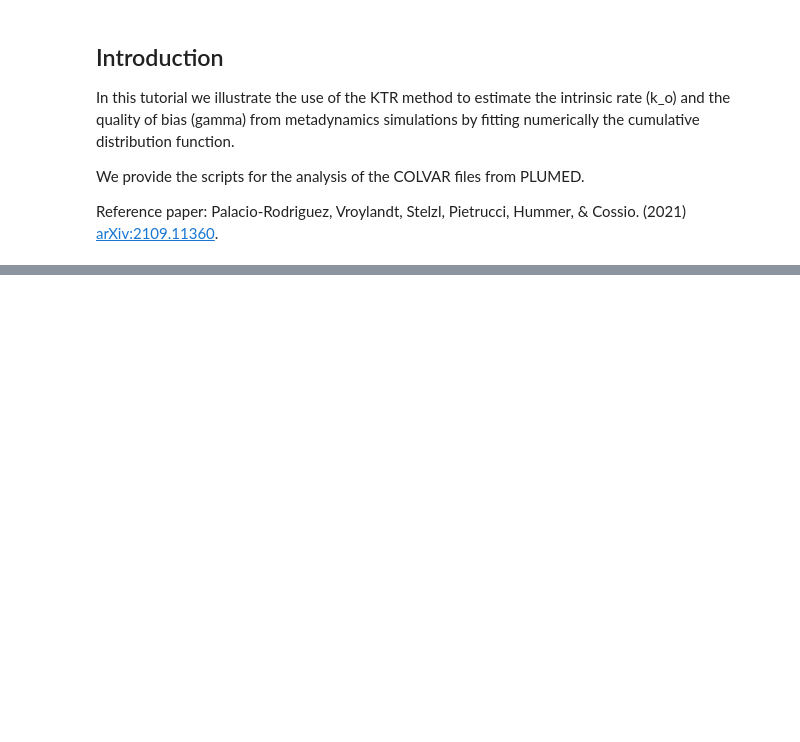
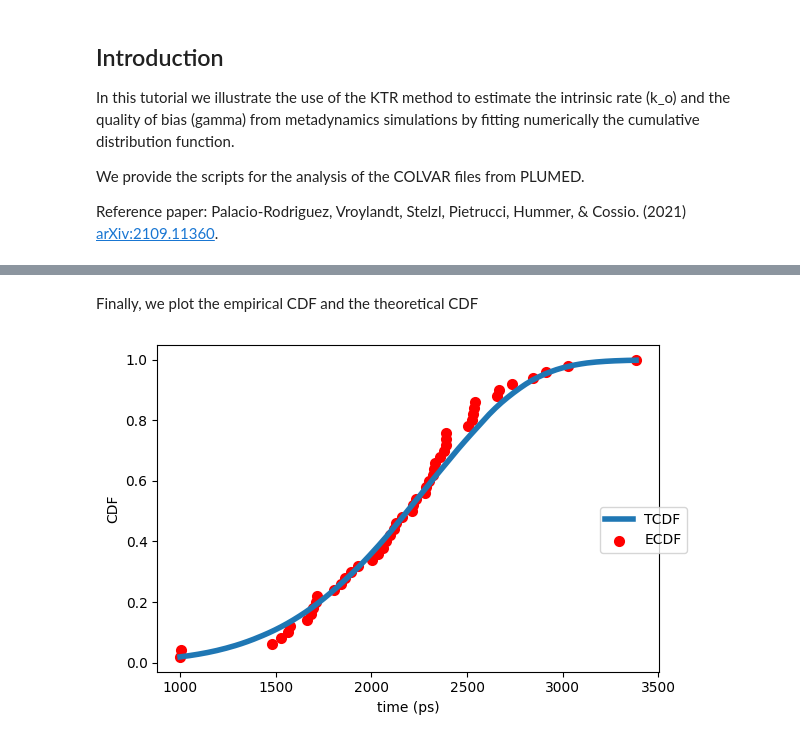
Before and after one commit to kpalaciorodr/KTR, a Jupyter notebook: Tutorial/Tutorial.ipynb, the cells around one changed output, grey strips where cells are left out. Drawn from its saved outputs; the diff is of its cells as text; code cells hidden in the pictures; blank space fills up the shorter version.

```diff
--- a/Tutorial/Tutorial.ipynb
+++ b/Tutorial/Tutorial.ipynb
@@ -109,0 +165,34 @@ plt.plot(vmb_average[:,0], vmb_average[:,1], lw=1.0)
+# %% [markdown]
+Finally, we plot the empirical CDF and the theoretical CDF
+# %%
+# Output3: CDF fit
+
+# Save cumulative distribution functions (CDFs)
+
+# Save empirical CDF
+counts = np.sort(t)
+norm = t.size
+ecdf = np.arange(1, norm + 1) / norm
+ecdf_data=np.column_stack((counts, ecdf))
+np.savetxt('ecdf_{}.txt'.format(VMB), ecdf_data)
+
+# Save theoretical CDF fitted from likelihood
+t_range = np.linspace(np.min(t), np.max(t), 150)
+cdfvals = KTR.cumulative_density_fct(gamma, mean_t, spline, t_range)
+tcdf_data=np.column_stack((t_range, cdfvals))
+np.savetxt('tcdf_{}.txt'.format(VMB), tcdf_data)
+
+# Save likelihood - objetive function
+np.savetxt('obj_likelihood_{}.txt'.format(VMB),np.column_stack(KTR.ll_objective_function(spline,t,event)))
+
+fig, ax = plt.subplots(figsize=(6,4),dpi=100)
+ax.set_xlabel('time (ps)')
+ax.set_ylabel('CDF')
+ax.plot(tcdf_data[:, 0], tcdf_data[:, 1], label='TCDF', lw=4)
+plt.scatter(ecdf_data[:,0], ecdf_data[:,1], lw=2, label='ECDF', marker='o', c='red')
+ax.plot()
+fig.legend(loc='center right')
+fig.tight_layout()
+fig.show()
+# %% [output]
+[figure, added]
```
Also changed, not shown: parts of 13 cells of this notebook, 2 other files.
